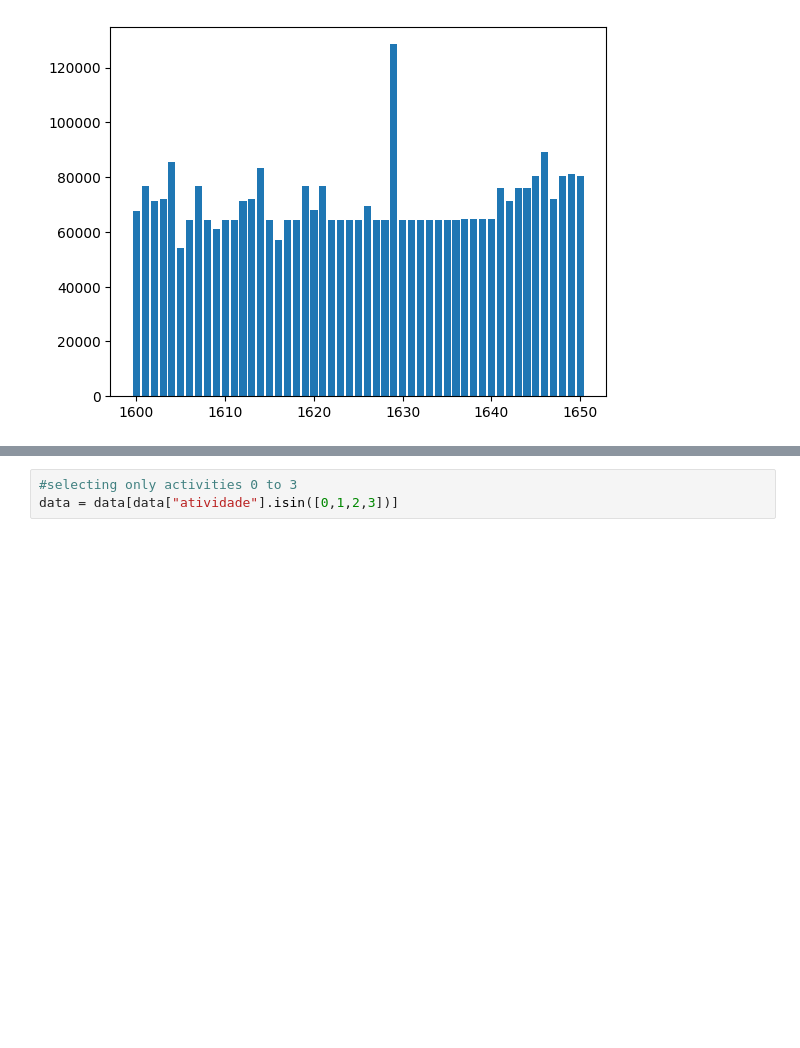
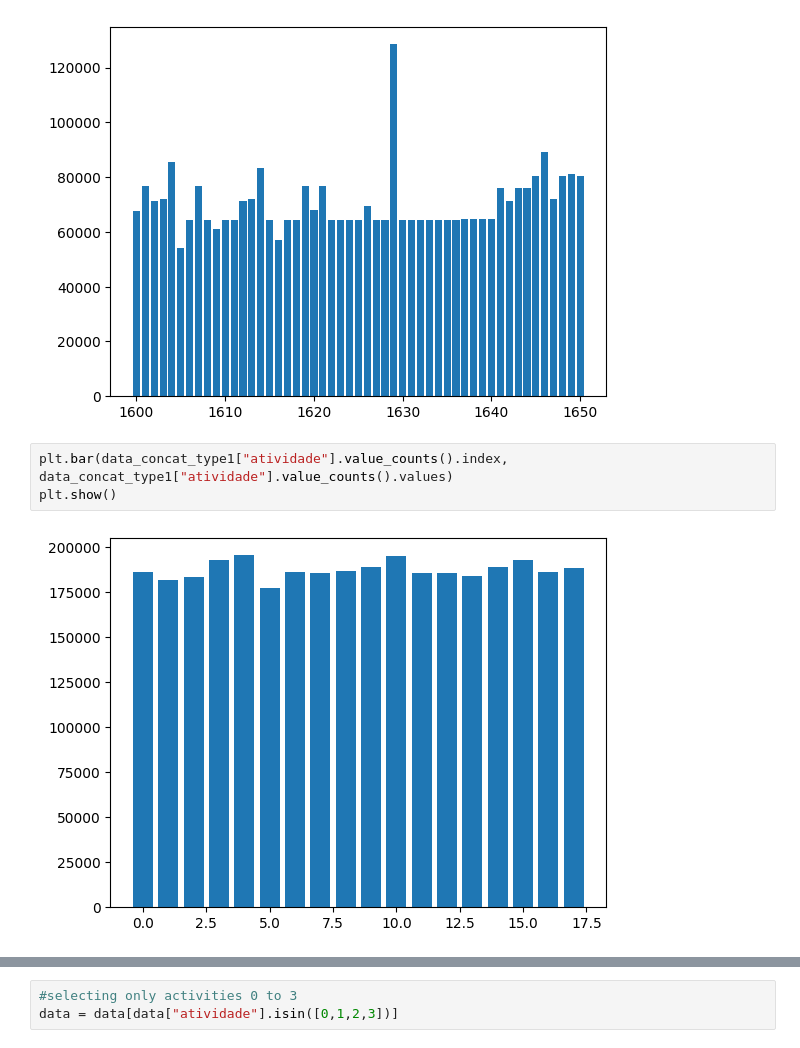
Before and after one commit to cris33rj/LSTM_giroscopio_acelerometro, a Jupyter notebook: Code/DataPrep/activity_recognition_data_concatenation_types_comparison_by_visualization_.ipynb, the cells around one changed output, grey strips where cells are left out. Cells and saved outputs as stored; diff of their text form; blank space fills up the shorter version.

```diff
--- a/Code/DataPrep/activity_recognition_data_concatenation_types_comparison_by_visualization_.ipynb
+++ b/Code/DataPrep/activity_recognition_data_concatenation_types_comparison_by_visualization_.ipynb
@@ -93,3 +93,8 @@ plt.bar(data_concat_groups_equalized_in_size_and_joined_phone["pessoa_x"].value_
 # %% [output]
 <BarContainer object of 51 artists>
 [figure]
+# %%
+plt.bar(data_concat_type1["atividade"].value_counts().index, data_concat_type1["atividade"].value_counts().values)
+plt.show()
+# %% [output]
+[figure, added]
```
Also changed, not shown: parts of 10 cells of this notebook.
